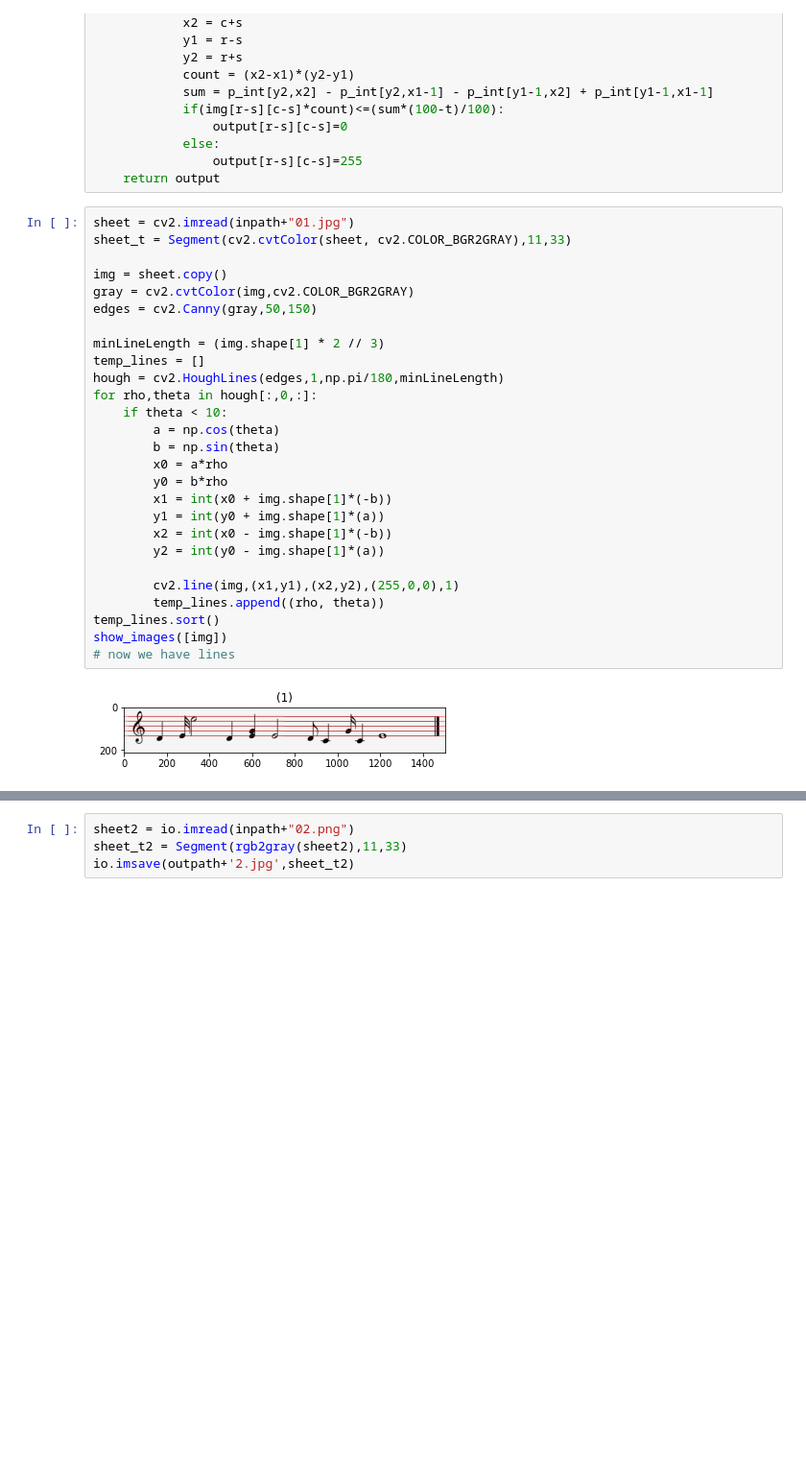
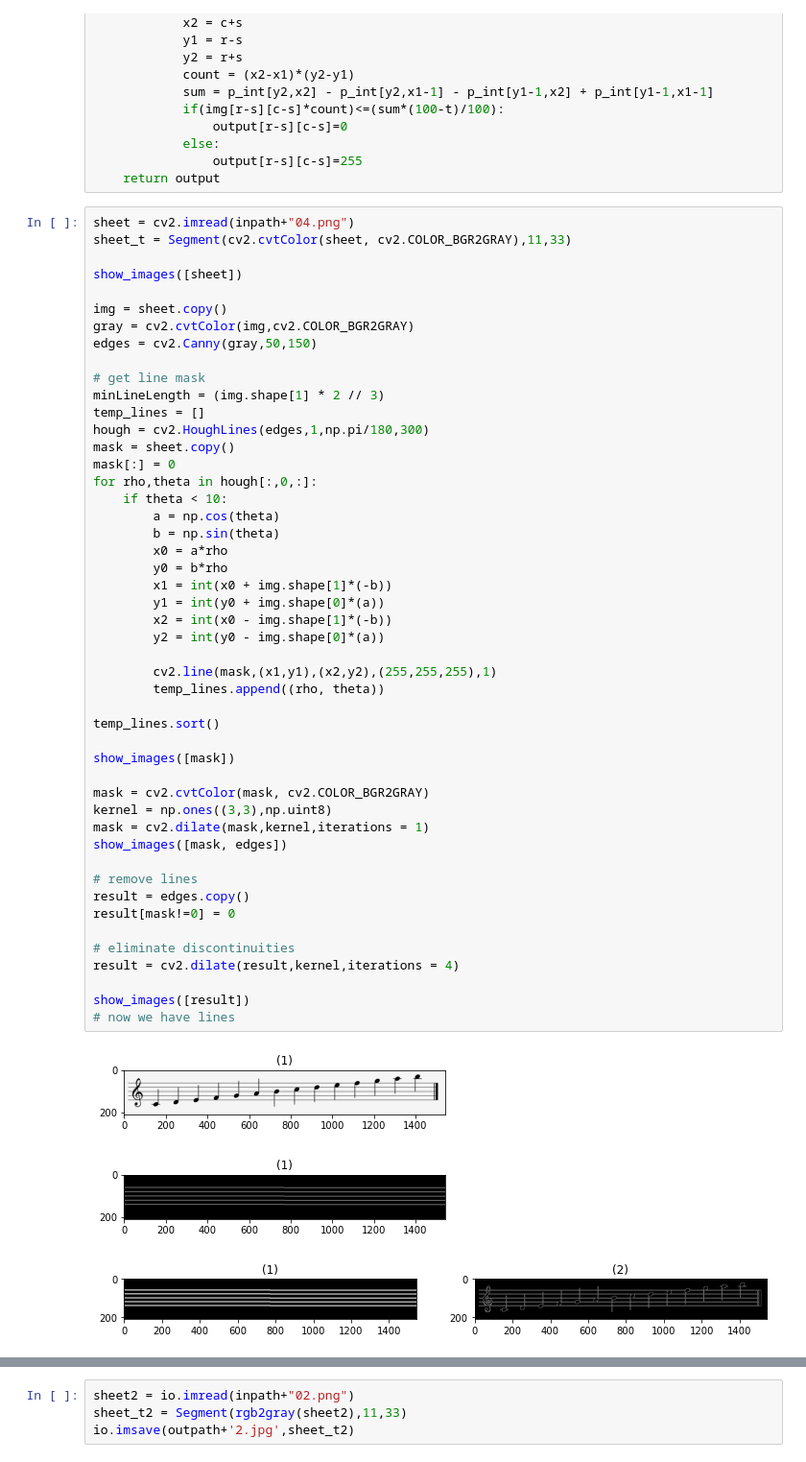
Before and after one commit to aaarafat/Mushido, a Jupyter notebook: notebooks/Segmentation.ipynb, the cells around one changed output, grey strips where cells are left out. Shown: that part at 96% size. Drawn from its saved outputs; the diff is of its cells as text; blank space fills up the shorter version.

```diff
--- a/notebooks/Segmentation.ipynb
+++ b/notebooks/Segmentation.ipynb
@@ -38,31 +38,54 @@ def Segment(img,window,t =10):
                 output[r-s][c-s]=255
     return output
 # %%
-sheet = cv2.imread(inpath+"01.jpg")
+sheet = cv2.imread(inpath+"04.png")
 sheet_t = Segment(cv2.cvtColor(sheet, cv2.COLOR_BGR2GRAY),11,33)
+
+show_images([sheet])
 
 img = sheet.copy()
 gray = cv2.cvtColor(img,cv2.COLOR_BGR2GRAY)
 edges = cv2.Canny(gray,50,150)
 
+# get line mask
 minLineLength = (img.shape[1] * 2 // 3)
 temp_lines = []
-hough = cv2.HoughLines(edges,1,np.pi/180,minLineLength)
+hough = cv2.HoughLines(edges,1,np.pi/180,300)
+mask = sheet.copy()
+mask[:] = 0
 for rho,theta in hough[:,0,:]:
     if theta < 10:
         a = np.cos(theta)
         b = np.sin(theta)
         x0 = a*rho
         y0 = b*rho
         x1 = int(x0 + img.shape[1]*(-b))
-        y1 = int(y0 + img.shape[1]*(a))
+        y1 = int(y0 + img.shape[0]*(a))
         x2 = int(x0 - img.shape[1]*(-b))
-        y2 = int(y0 - img.shape[1]*(a))
+        y2 = int(y0 - img.shape[0]*(a))
 
-        cv2.line(img,(x1,y1),(x2,y2),(255,0,0),1)
+        cv2.line(mask,(x1,y1),(x2,y2),(255,255,255),1)
         temp_lines.append((rho, theta))
+
 temp_lines.sort()
-show_images([img])
+
+show_images([mask])
+
+mask = cv2.cvtColor(mask, cv2.COLOR_BGR2GRAY)
+kernel = np.ones((3,3),np.uint8)
+mask = cv2.dilate(mask,kernel,iterations = 1)
+show_images([mask, edges])
+
+# remove lines
+result = edges.copy()
+result[mask!=0] = 0
+
+# eliminate discontinuities
+result = cv2.dilate(result,kernel,iterations = 4)
+
+show_images([result])
 # now we have lines
 # %% [output]
-[figure, old version]
+[figure, new version]
+[figure, added]
+[figure, added]
```
Also changed, not shown: parts of 2 cells of this notebook.
